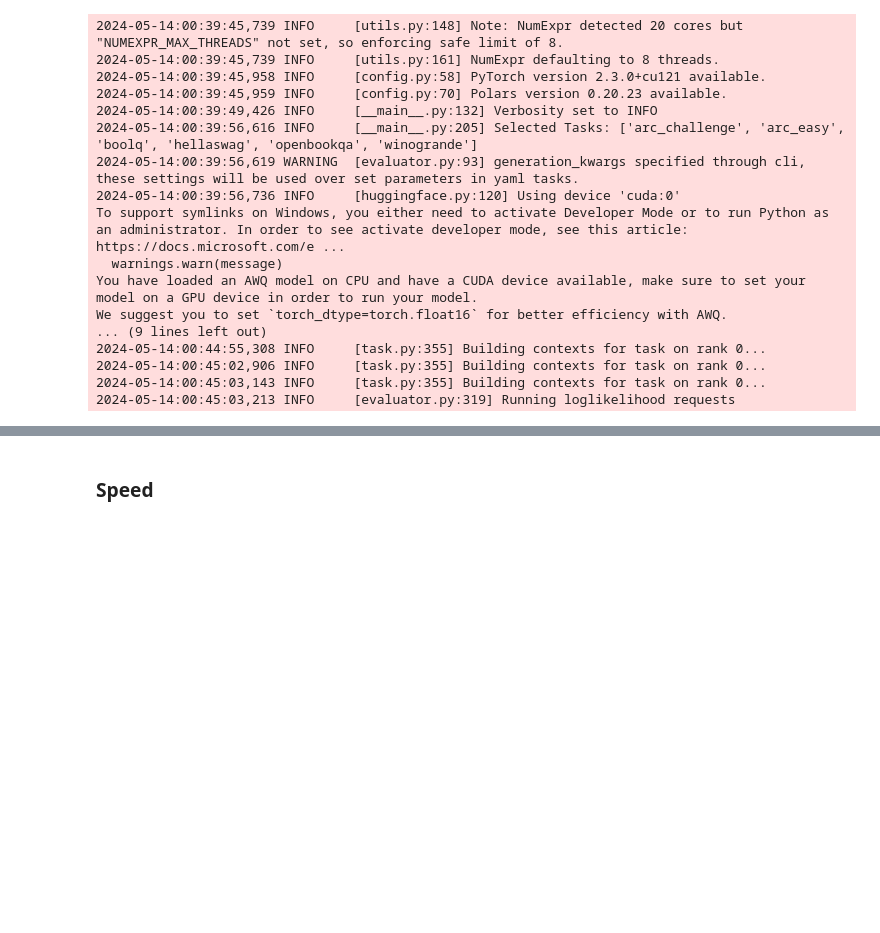
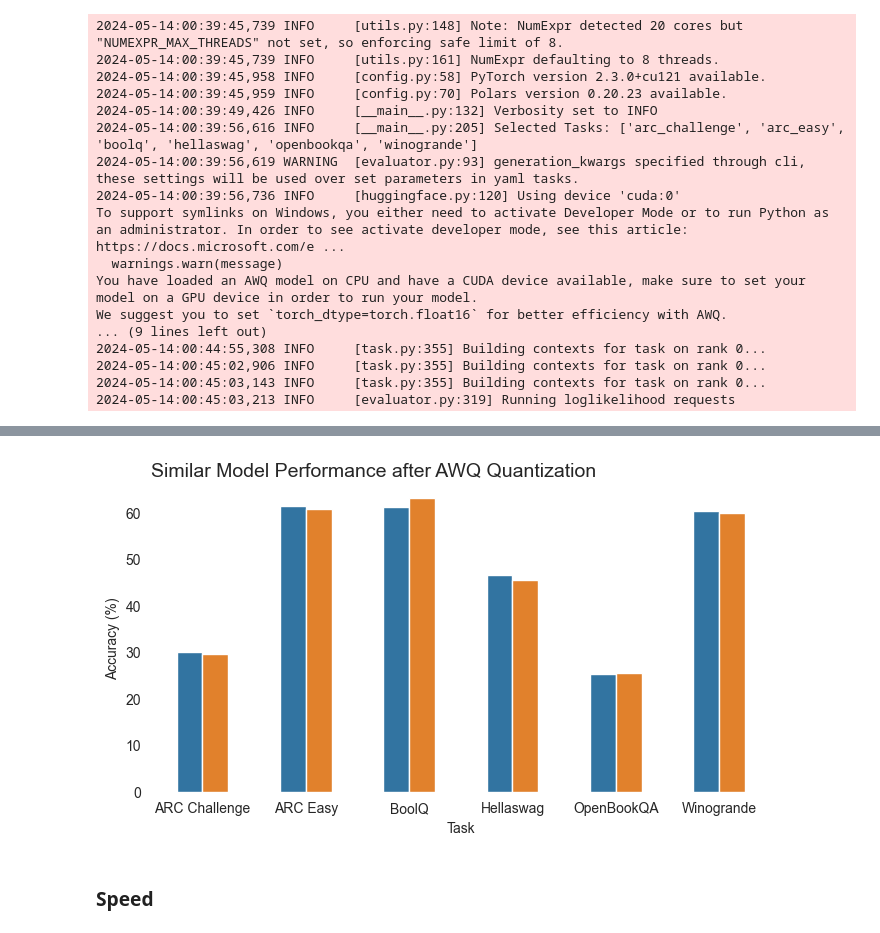
Before and after one commit to tctsung/LLM_quantize, a Jupyter notebook: evaluation.ipynb, the cells around one changed output, grey strips where cells are left out. Saved outputs shown, nothing was run; the diff lists cells and outputs as text; code cells hidden in the pictures; blank space fills up the shorter version.

```diff
--- a/evaluation.ipynb
+++ b/evaluation.ipynb
@@ -81,3 +109,28 @@ We suggest you to set `torch_dtype=torch.float16` for better efficiency with AWQ
+# %%
+eval_result = dict()
+
+for task in ori_perf['results'].keys():
+    eval_result[task] = [100*ori_perf['results'][task]['acc,none'], 100*awq_perf['results'][task]['acc,none']]
+# %%
+# re-organize evaluation results for visualization
+df_eval = pd.DataFrame(eval_result)
+df_eval.columns = ['ARC Challenge', 'ARC Easy', 'BoolQ', 'Hellaswag', 'OpenBookQA', 'Winogrande']
+df_eval['Model'] = ['TinyLlama', "TinyLlama-AWQ"]
+df_eval = df_eval.melt(
+    id_vars = "Model",
+    var_name = "Task",
+    value_name="Accuracy (%)"
+)
+# %%
+from matplotlib import pyplot as plt
+import seaborn as sns
+plt.figure(figsize=(8, 4))
+ax = sns.barplot(x='Task', y='Accuracy (%)', data=df_eval, hue='Model', errorbar=None, legend=None, dodge=True, width=0.5)
+sns.despine(bottom = True, left = True)
+plt.title('Similar Model Performance after AWQ Quantization', loc='left', size=14,)
+plt.show(ax)
+# %% [output]
+[figure, added]
 # %% [markdown]
 ### Speed
 # %%
```
Also changed, not shown: parts of 11 cells of this notebook, 5 other files.
